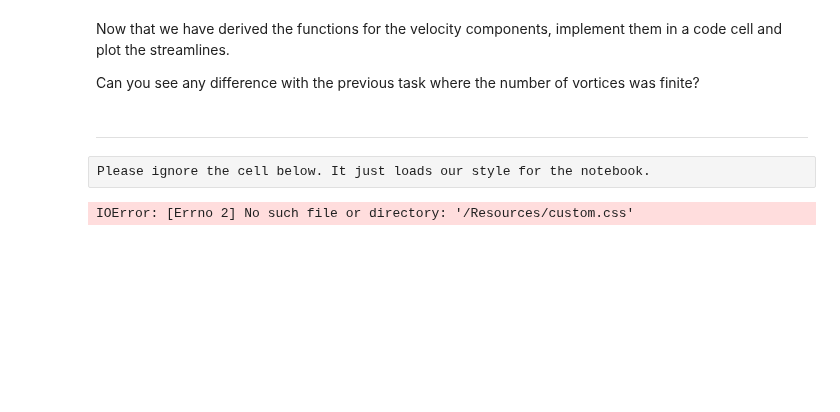
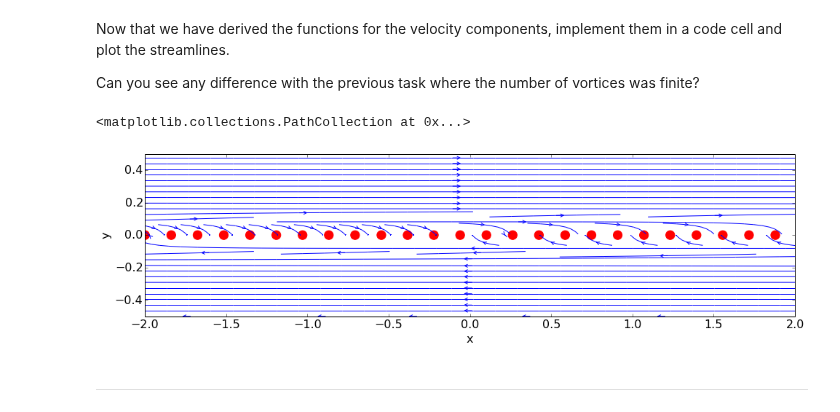
Before and after one commit to cbell14/Aero_Hydro, a Jupyter notebook: 05_Lesson05_InfiniteRowOfVortices.ipynb, the cells around one changed output. Cells and saved outputs as stored; diff of their text form; code cells hidden in the pictures; blank space fills up the shorter version.

```diff
--- a/05_Lesson05_InfiniteRowOfVortices.ipynb
+++ b/05_Lesson05_InfiniteRowOfVortices.ipynb
@@ -293,15 +290,28 @@ $$v\left(x,y\right) = -\frac{\Gamma}{2a}\frac{\sin\left(\frac{2\pi x}{a}\right)}
 Now that we have derived the functions for the velocity components, implement them in a code cell and plot the streamlines.
 
 Can you see any difference with the previous task where the number of vortices was finite?
+# %%
+#infinte row of vortices
+#N = 100
+x = np.linspace(xs,xe,N)
+x_vortices = x[::N/(n-1)] #picking off x coordinates of vortex locations
+y_vortices = np.zeros_like(x_vortices)
+a = x_vortices[1] - x_vortices[0]
+c = 2.0*math.pi/a
+
+u_inf = ((gamma/(2.0*a)) * (np.sinh(c*Y)/(np.cosh(c*Y) - np.cos(c*X))))
+v_inf = (-(gamma/(2.0*a)) * (np.sin(c*Y)/(np.cosh(c*Y) - np.cos(c*X))))
+# %%
+plt.figure(figsize = (16, (ye-ys)/(xe-xs)*16))
+plt.xlabel('x')
+plt.ylabel('y')
+plt.xlim(xs,xe)
+plt.ylim(ys,ye)
+plt.streamplot(X, Y, u_inf, v_inf, density=1.0, linewidth=1,\
+    arrowsize=1, arrowstyle='->')
+plt.scatter(x_vortices,y_vortices, color = 'r', marker = 'o', s = 150)
+# %% [output]
+<matplotlib.collections.PathCollection at 0x...>
+[figure, added]
 # %% [markdown]
 ---
-# %% [raw]
-Please ignore the cell below. It just loads our style for the notebook.
-# %%
-from IPython.core.display import HTML
-def css_styling():
-    styles = open('../Resources/custom.css', 'r').read()
-    return HTML(styles)
-css_styling()
-# %% [output]
-IOError: [Errno 2] No such file or directory: '/Resources/custom.css'
```
Also changed, not shown: parts of 4 cells of this notebook, 1 other file.
